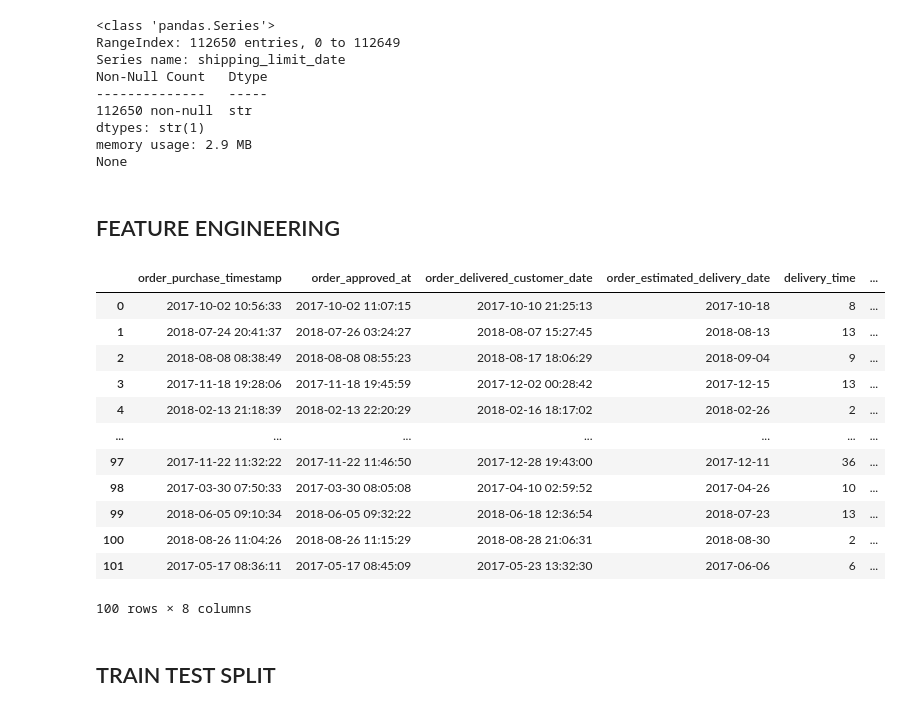
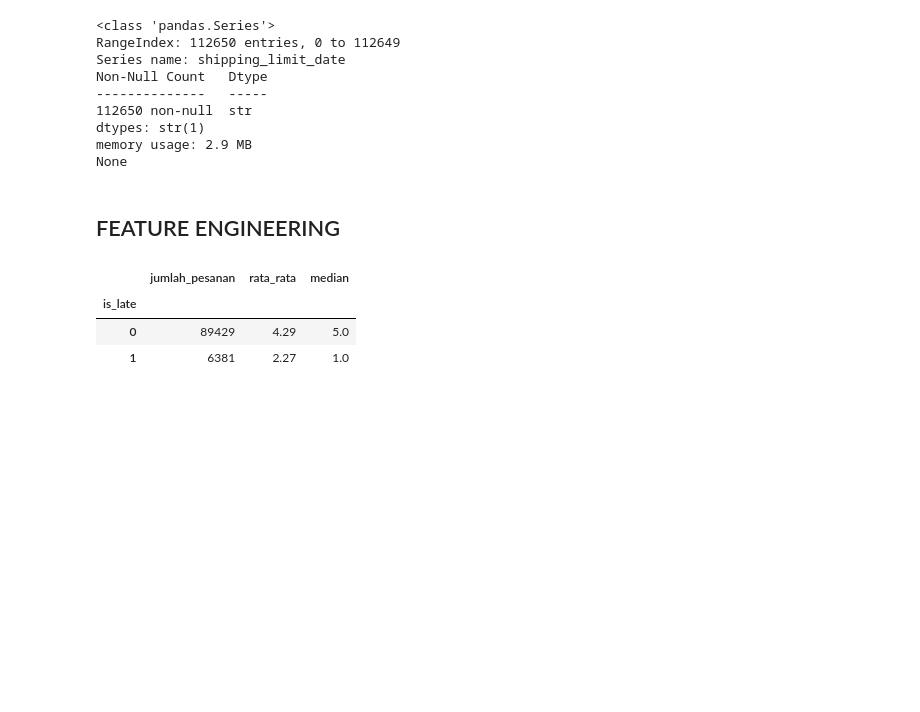
Before and after one commit to cipluk4n/DataScience_Kelompok-apa, a Jupyter notebook: olist_part2.ipynb, the cells around one changed output. Drawn from its saved outputs; the diff is of its cells as text; code cells hidden in the pictures; blank space fills up the shorter version.

```diff
--- a/olist_part2.ipynb
+++ b/olist_part2.ipynb
@@ -115,7 +115,7 @@ plt.show()
 # %% [output]
 [figure]
 # %%
-features = ['order_purchase_timestamp', "order_approved_at", "order_delivered_customer_date", "order_estimated_delivery_date"]
+features = ['order_id','order_purchase_timestamp', "order_approved_at", "order_delivered_customer_date", "order_estimated_delivery_date"]
 df_filtered = df.loc[df["order_status"] == "delivered", features]
 # %%
 print(df_filtered.info())
@@ -271,50 +273,48 @@ None
 date_columns = ['order_purchase_timestamp', 'order_approved_at'
                 , 'order_delivered_customer_date',
                 'order_estimated_delivery_date']
 for col in date_columns:
     df_filtered[col] = pd.to_datetime(df_filtered[col])
 
 
-
-
+# Seberapa cepat order dikonfirmasi
+df_filtered['approval_time'] = (
+    df_filtered['order_approved_at'] - df_filtered['order_purchase_timestamp']
+).dt.total_seconds() / 3600
 
 # dari checkout sampai ke pelanggan (durasi nyata)
 df_filtered['delivery_time'] = (
     df_filtered['order_delivered_customer_date'] - df_filtered['order_purchase_timestamp']
 ).dt.days
 
 # estimasi dari eccomerce
 df_filtered['estimated_delivery_days'] = (
      df_filtered["order_estimated_delivery_date"] - df_filtered["order_purchase_timestamp"]
 ).dt.days
 
 # delivery di kurang estimasi, kalau minus lebih cepet, kalau plus telat
 df_filtered['delivery_delay_days'] = (
     df_filtered['order_delivered_customer_date'] - df_filtered['order_estimated_delivery_date']
 ).dt.days
 
 # is_late: 1 = terlambat, 0 = tepat waktu / lebih cepat
 df_filtered['is_late'] = (df_filtered['delivery_delay_days'] > 0).astype(int)
 
-
-display(df_filtered.head(100))
-
 # review score mean
 review_agg = df2.groupby('order_id')['review_score'].mean()
 # print(review_agg)
+
+review_analysis = df_filtered[["order_id", "is_late"]].join(
+    review_agg, on="order_id"
+)
+
+review_analysis.groupby("is_late")["review_score"].agg(
+    jumlah_pesanan="count",
+    rata_rata="mean",
+    median="median",
+).round(2)
 # %% [output]
-|  | order_purchase_timestamp | order_approved_at | order_delivered_customer_date | order_estimated_delivery_date | delivery_time | ... |
-| 0 | 2017-10-02 10:56:33 | 2017-10-02 11:07:15 | 2017-10-10 21:25:13 | 2017-10-18 | 8 | ... |
-| 1 | 2018-07-24 20:41:37 | 2018-07-26 03:24:27 | 2018-08-07 15:27:45 | 2018-08-13 | 13 | ... |
-| 2 | 2018-08-08 08:38:49 | 2018-08-08 08:55:23 | 2018-08-17 18:06:29 | 2018-09-04 | 9 | ... |
-| 3 | 2017-11-18 19:28:06 | 2017-11-18 19:45:59 | 2017-12-02 00:28:42 | 2017-12-15 | 13 | ... |
-| 4 | 2018-02-13 21:18:39 | 2018-02-13 22:20:29 | 2018-02-16 18:17:02 | 2018-02-26 | 2 | ... |
-| ... | ... | ... | ... | ... | ... | ... |
-| 97 | 2017-11-22 11:32:22 | 2017-11-22 11:46:50 | 2017-12-28 19:43:00 | 2017-12-11 | 36 | ... |
-| 98 | 2017-03-30 07:50:33 | 2017-03-30 08:05:08 | 2017-04-10 02:59:52 | 2017-04-26 | 10 | ... |
-| 99 | 2018-06-05 09:10:34 | 2018-06-05 09:32:22 | 2018-06-18 12:36:54 | 2018-07-23 | 13 | ... |
-| 100 | 2018-08-26 11:04:26 | 2018-08-26 11:15:29 | 2018-08-28 21:06:31 | 2018-08-30 | 2 | ... |
-| 101 | 2017-05-17 08:36:11 | 2017-05-17 08:45:09 | 2017-05-23 13:32:30 | 2017-06-06 | 6 | ... |
+|  | jumlah_pesanan | rata_rata | median |
+| is_late |  |  |  |
+| 0 | 89429 | 4.29 | 5.0 |
+| 1 | 6381 | 2.27 | 1.0 |
-100 rows × 8 columns
-# %% [markdown]
-## TRAIN TEST SPLIT
```
Also changed, not shown: parts of 25 cells of this notebook.
